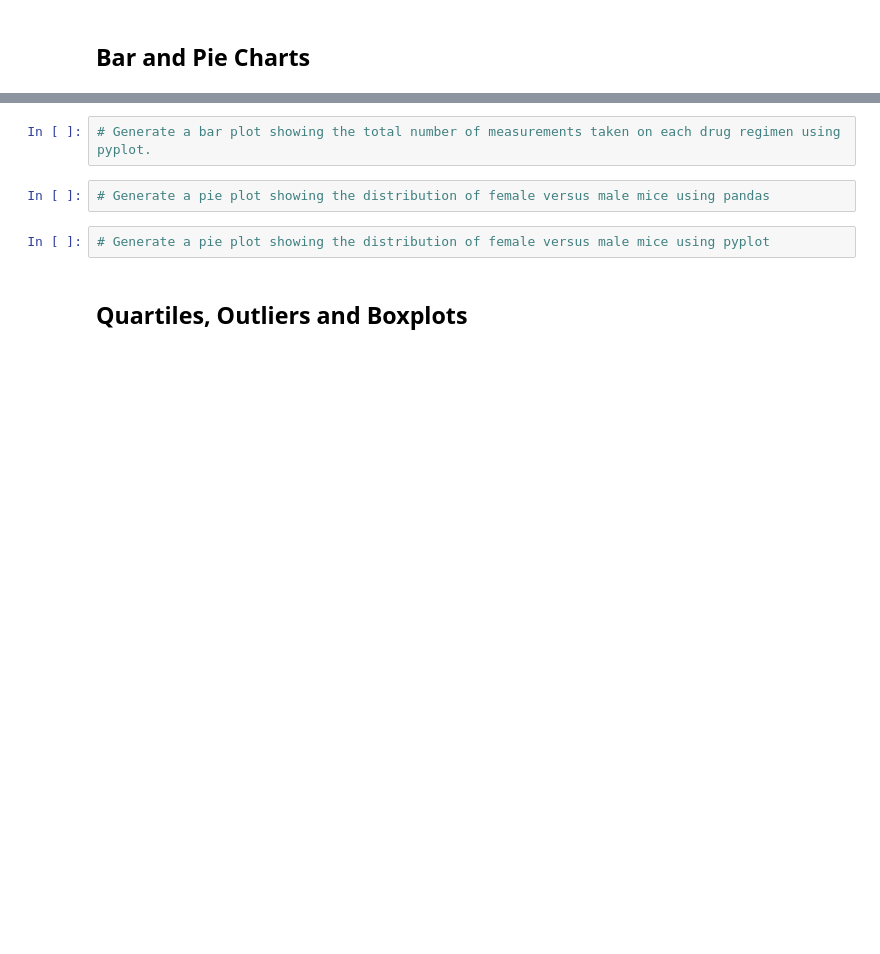
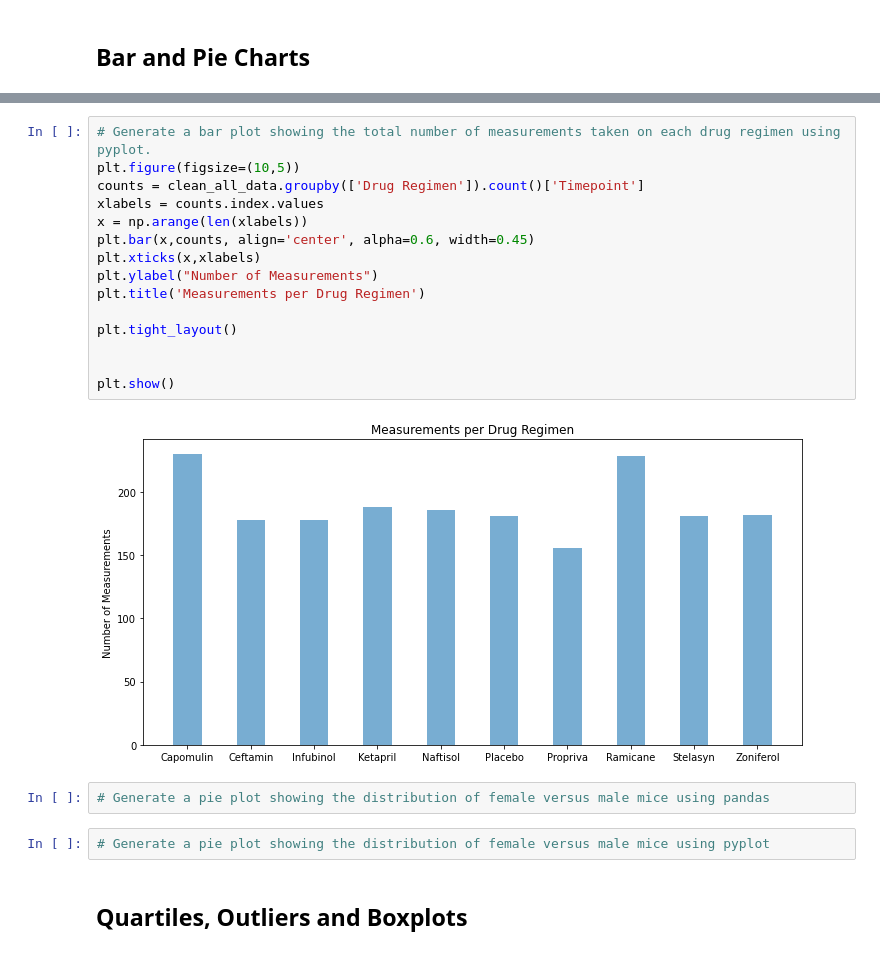
Before and after one commit to rromang/matplotlib, a Jupyter notebook: Pymaceuticals/pymaceuticals_starter.ipynb, the cells around one changed output, grey strips where cells are left out. Drawn from its saved outputs; the diff is of its cells as text; blank space fills up the shorter version.

```diff
--- a/Pymaceuticals/pymaceuticals_starter.ipynb
+++ b/Pymaceuticals/pymaceuticals_starter.ipynb
@@ -188,5 +231,20 @@ drug_trx_stats
-# %%
-# Generate a bar plot showing the total number of measurements taken on each drug regimen using pyplot.
+# %%
+# Generate a bar plot showing the total number of measurements taken on each drug regimen using pyplot.
+plt.figure(figsize=(10,5))
+counts = clean_all_data.groupby(['Drug Regimen']).count()['Timepoint']
+xlabels = counts.index.values
+x = np.arange(len(xlabels))
+plt.bar(x,counts, align='center', alpha=0.6, width=0.45)
+plt.xticks(x,xlabels)
+plt.ylabel("Number of Measurements")
+plt.title('Measurements per Drug Regimen')
+
+plt.tight_layout()
+
+
+plt.show()
+# %% [output]
+[figure, added]
 # %%
 # Generate a pie plot showing the distribution of female versus male mice using pandas
 # %%
```
Also changed, not shown: parts of 5 cells of this notebook.
